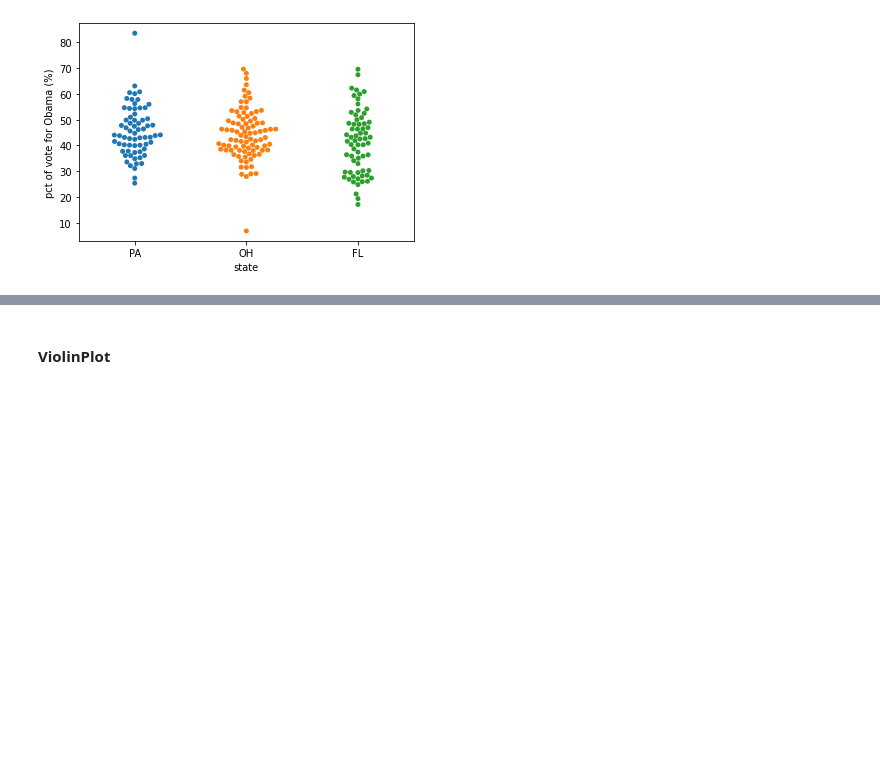
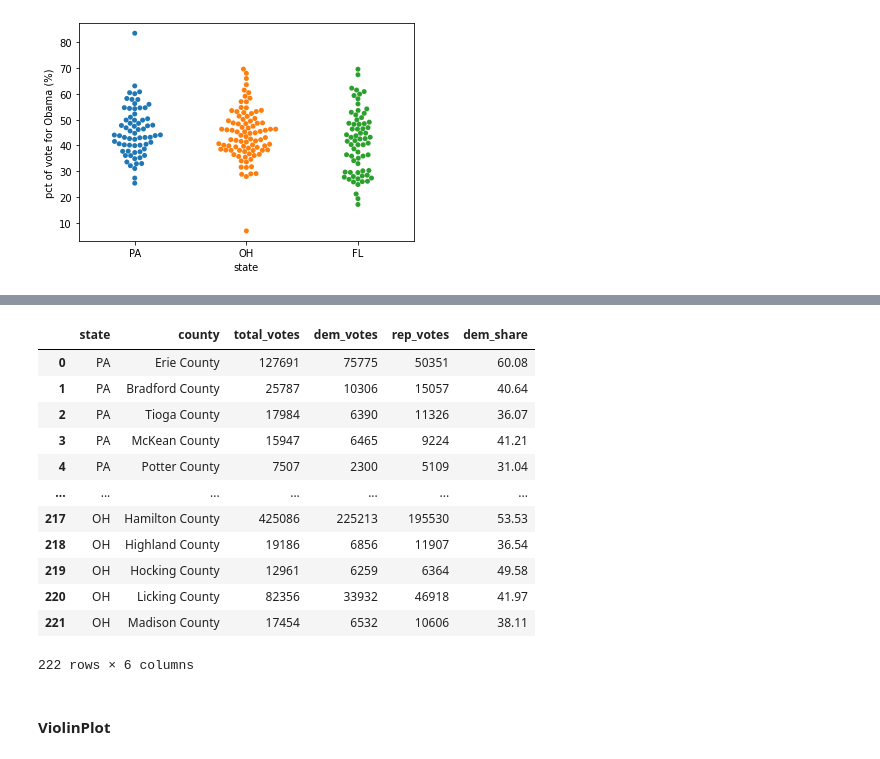
Before and after one commit to Alex-YuZ/Statistics-using-python, a Jupyter notebook: Statistical_Thinking_in_Python_I.ipynb, the cells around one changed output, grey strips where cells are left out. Drawn from its saved outputs; the diff is of its cells as text; code cells hidden in the pictures; blank space fills up the shorter version.

```diff
--- a/Statistical_Thinking_in_Python_I.ipynb
+++ b/Statistical_Thinking_in_Python_I.ipynb
@@ -212,3 +233,19 @@ _ = plt.ylabel("petal length (cm)")
+# %%
+df_swing
+# %% [output]
+|  | state | county | total_votes | dem_votes | rep_votes | dem_share |
+| 0 | PA | Erie County | 127691 | 75775 | 50351 | 60.08 |
+| 1 | PA | Bradford County | 25787 | 10306 | 15057 | 40.64 |
+| 2 | PA | Tioga County | 17984 | 6390 | 11326 | 36.07 |
+| 3 | PA | McKean County | 15947 | 6465 | 9224 | 41.21 |
+| 4 | PA | Potter County | 7507 | 2300 | 5109 | 31.04 |
+| ... | ... | ... | ... | ... | ... | ... |
+| 217 | OH | Hamilton County | 425086 | 225213 | 195530 | 53.53 |
+| 218 | OH | Highland County | 19186 | 6856 | 11907 | 36.54 |
+| 219 | OH | Hocking County | 12961 | 6259 | 6364 | 49.58 |
+| 220 | OH | Licking County | 82356 | 33932 | 46918 | 41.97 |
+| 221 | OH | Madison County | 17454 | 6532 | 10606 | 38.11 |
+222 rows × 6 columns
 # %% [markdown]
 #### ViolinPlot
 # %%
```
Also changed, not shown: parts of 2 cells of this notebook.
